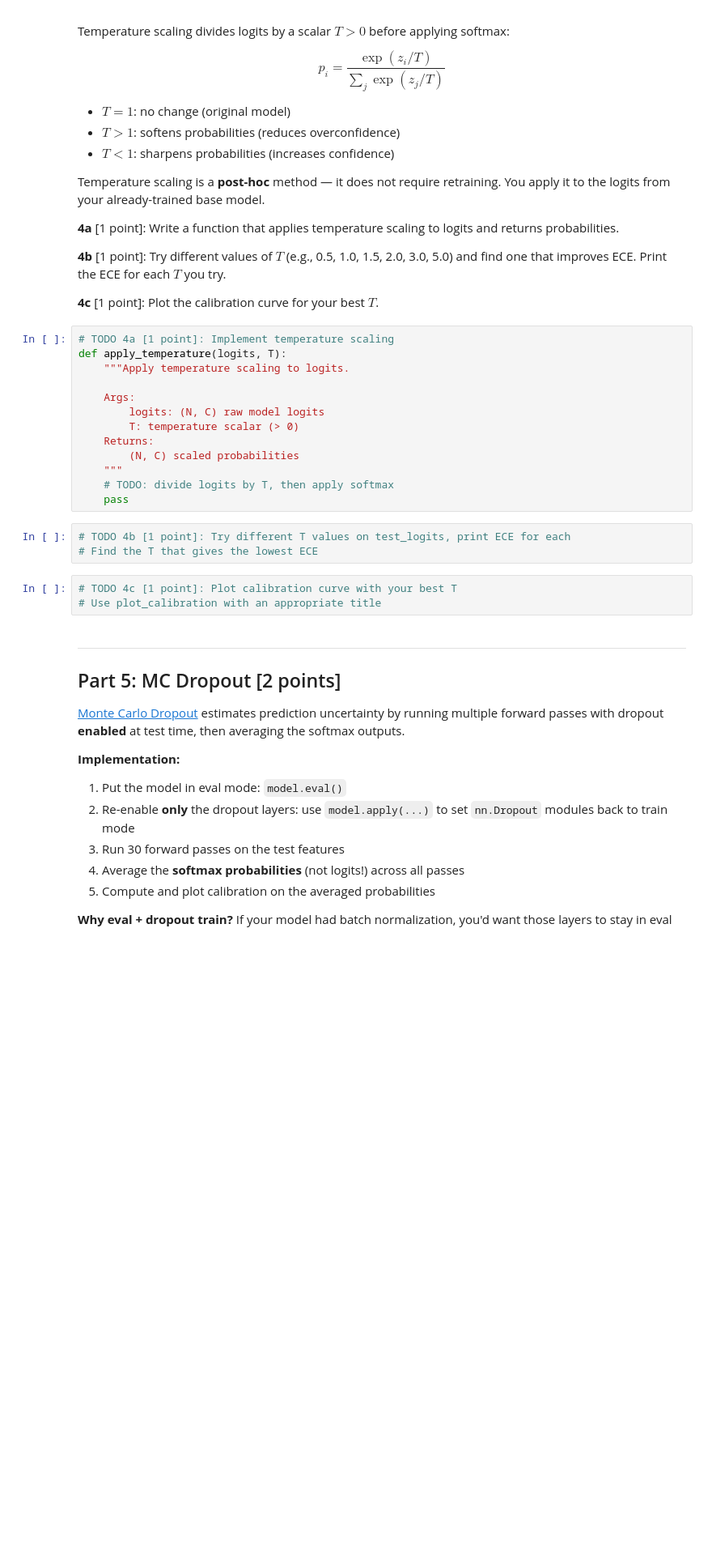
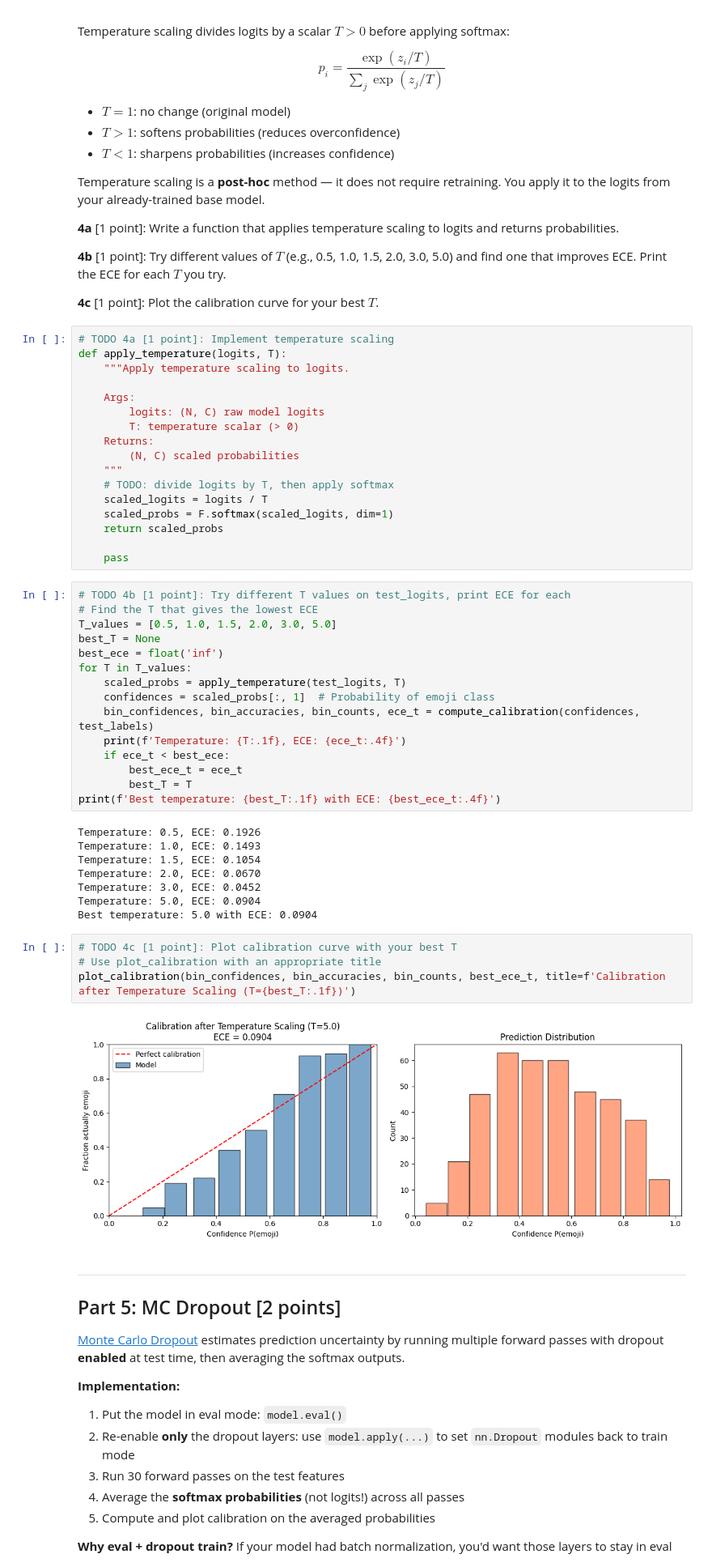
Before and after one commit to Vedant2100/s26, a Jupyter notebook: CS_229/hw2/hw2.ipynb, the cells around one changed output. Shown at 81% size. Saved outputs shown, nothing was run; the diff lists cells and outputs as text; blank space fills up the shorter version.

```diff
--- a/CS_229/hw2/hw2.ipynb
+++ b/CS_229/hw2/hw2.ipynb
@@ -405,13 +479,40 @@ def apply_temperature(logits, T):
         (N, C) scaled probabilities
     """
     # TODO: divide logits by T, then apply softmax
+    scaled_logits = logits / T
+    scaled_probs = F.softmax(scaled_logits, dim=1)
+    return scaled_probs
+
     pass
-# %%
-# TODO 4b [1 point]: Try different T values on test_logits, print ECE for each
-# Find the T that gives the lowest ECE
+# %%
+# TODO 4b [1 point]: Try different T values on test_logits, print ECE for each
+# Find the T that gives the lowest ECE
+T_values = [0.5, 1.0, 1.5, 2.0, 3.0, 5.0]
+best_T = None
+best_ece = float('inf')
+for T in T_values:
+    scaled_probs = apply_temperature(test_logits, T)
+    confidences = scaled_probs[:, 1]  # Probability of emoji class
+    bin_confidences, bin_accuracies, bin_counts, ece_t = compute_calibration(confidences, test_labels)
+    print(f'Temperature: {T:.1f}, ECE: {ece_t:.4f}')
+    if ece_t < best_ece:
+        best_ece_t = ece_t
+        best_T = T
+print(f'Best temperature: {best_T:.1f} with ECE: {best_ece_t:.4f}')
+# %% [output]
+Temperature: 0.5, ECE: 0.1926
+Temperature: 1.0, ECE: 0.1493
+Temperature: 1.5, ECE: 0.1054
+Temperature: 2.0, ECE: 0.0670
+Temperature: 3.0, ECE: 0.0452
+Temperature: 5.0, ECE: 0.0904
+Best temperature: 5.0 with ECE: 0.0904
 # %%
 # TODO 4c [1 point]: Plot calibration curve with your best T
 # Use plot_calibration with an appropriate title
+plot_calibration(bin_confidences, bin_accuracies, bin_counts, best_ece_t, title=f'Calibration after Temperature Scaling (T={best_T:.1f})')
+# %% [output]
+[figure, added]
 # %% [markdown]
 ---
 
```
Also changed, not shown: parts of 13 cells of this notebook.
